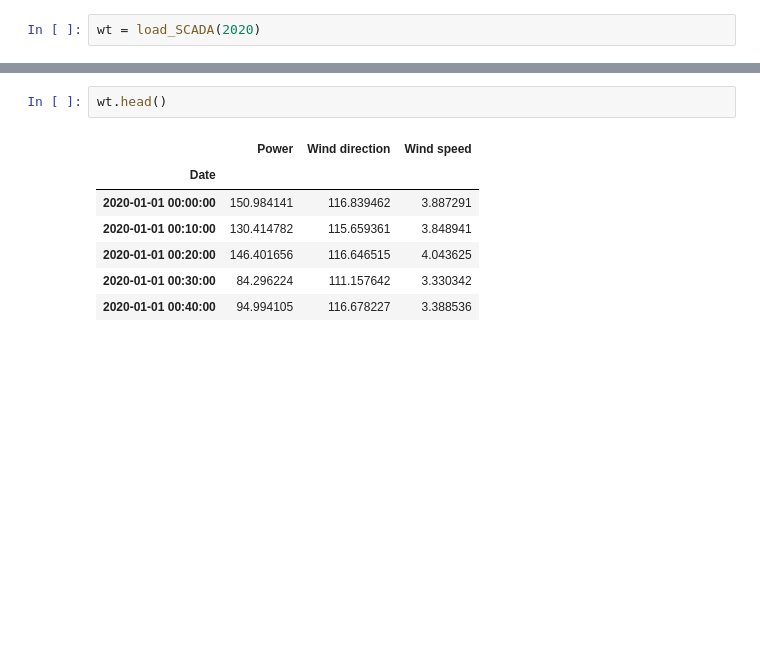
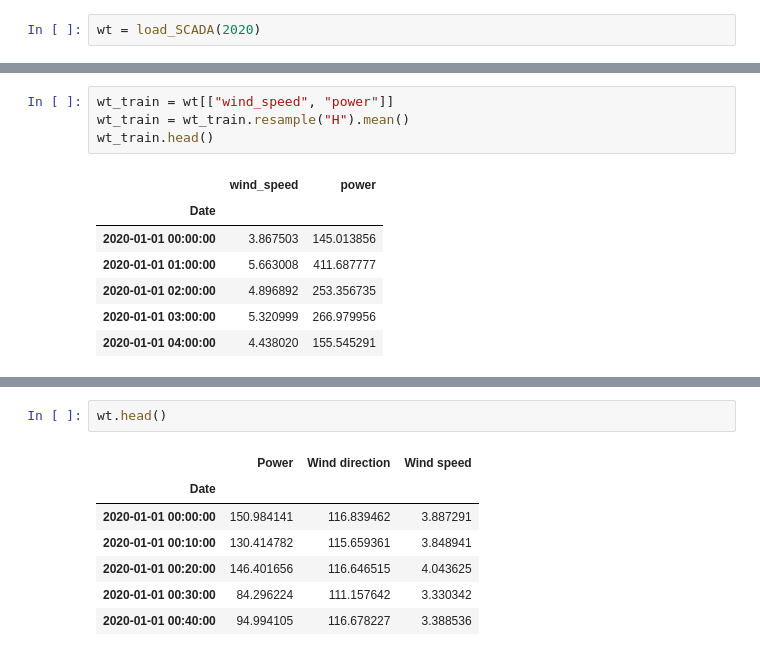
Before and after one commit to camirmas/REStats, a Jupyter notebook: REStats/notebooks/power_curve.ipynb, the cells around one changed output, grey strips where cells are left out. Cells and saved outputs as stored; diff of their text form; blank space fills up the shorter version.

```diff
--- a/REStats/notebooks/power_curve.ipynb
+++ b/REStats/notebooks/power_curve.ipynb
@@ -56,0 +19,12 @@ R2 % removed: 2.0417068577465436
+# %%
+wt_train = wt[["wind_speed", "power"]]
+wt_train = wt_train.resample("H").mean()
+wt_train.head()
+# %% [output]
+|  | wind_speed | power |
+| Date |  |  |
+| 2020-01-01 00:00:00 | 3.867503 | 145.013856 |
+| 2020-01-01 01:00:00 | 5.663008 | 411.687777 |
+| 2020-01-01 02:00:00 | 4.896892 | 253.356735 |
+| 2020-01-01 03:00:00 | 5.320999 | 266.979956 |
+| 2020-01-01 04:00:00 | 4.438020 | 155.545291 |
```
Also changed, not shown: parts of 19 cells of this notebook, 1 other file.
